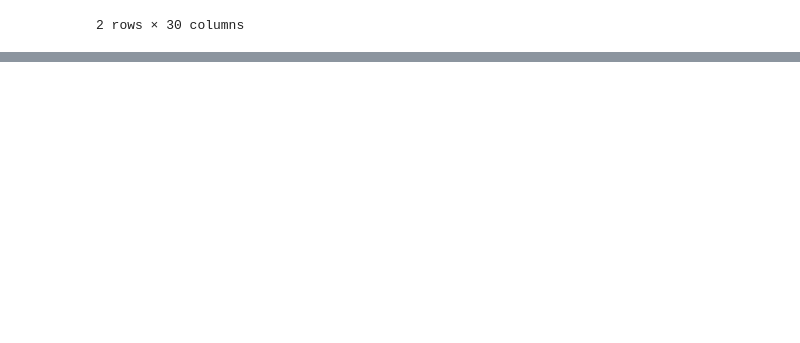
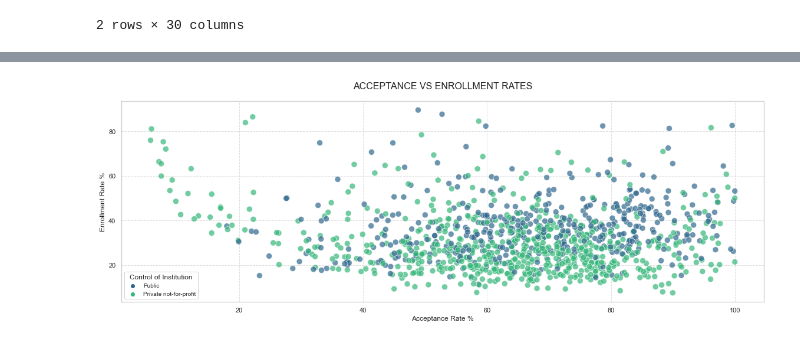
Before and after one commit to rohitgulve/IPEDS-Data-Analysis, a Jupyter notebook: IPED Data Analysis.ipynb, the cells around one changed output, grey strips where cells are left out. Saved outputs shown, nothing was run; the diff lists cells and outputs as text; code cells hidden in the pictures; blank space fills up the shorter version.

```diff
--- a/IPED Data Analysis.ipynb
+++ b/IPED Data Analysis.ipynb
@@ -568,0 +567,33 @@ plt.show()
+# %%
+# Set the figure size
+plt.figure(figsize=(16, 6))
+
+# Create the scatter plot
+sns.scatterplot(
+    x='acceptance_rate',
+    y='enrollment_rate',
+    data=df_IPED_cleaned,  # Ensure you're using the correct DataFrame
+    hue='control_of_institution',  # Color points by institution type
+    palette='viridis',  # Use a visually appealing color palette
+    alpha=0.7,  # Add transparency to points
+    s=100  # Adjust point size for better visibility
+)
+
+# Add title and labels
+plt.title('ACCEPTANCE VS ENROLLMENT RATES', fontsize=16, pad=20)
+plt.ylabel('Enrollment Rate %', fontsize=12)
+plt.xlabel('Acceptance Rate %', fontsize=12)
+
+# Add grid for better readability
+plt.grid(True, linestyle='--', alpha=0.6)
+
+# Add a legend with a title
+plt.legend(title='Control of Institution', title_fontsize=12, fontsize=10)
+
+# Adjust layout to prevent overlap
+plt.tight_layout()
+
+# Show the plot
+plt.show()
+# %% [output]
+[figure, added]
```
Also changed, not shown: parts of 26 cells of this notebook, 1 other file.
